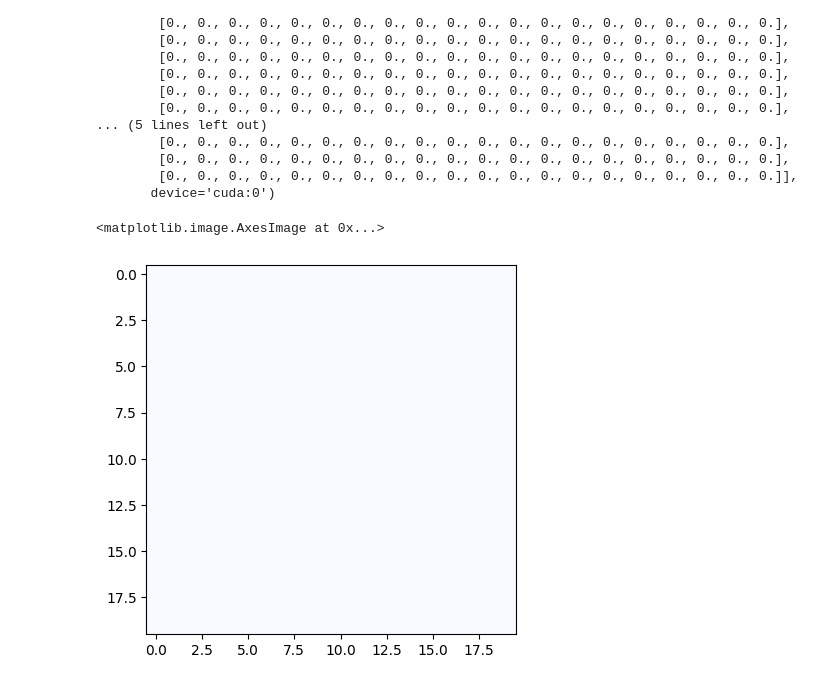
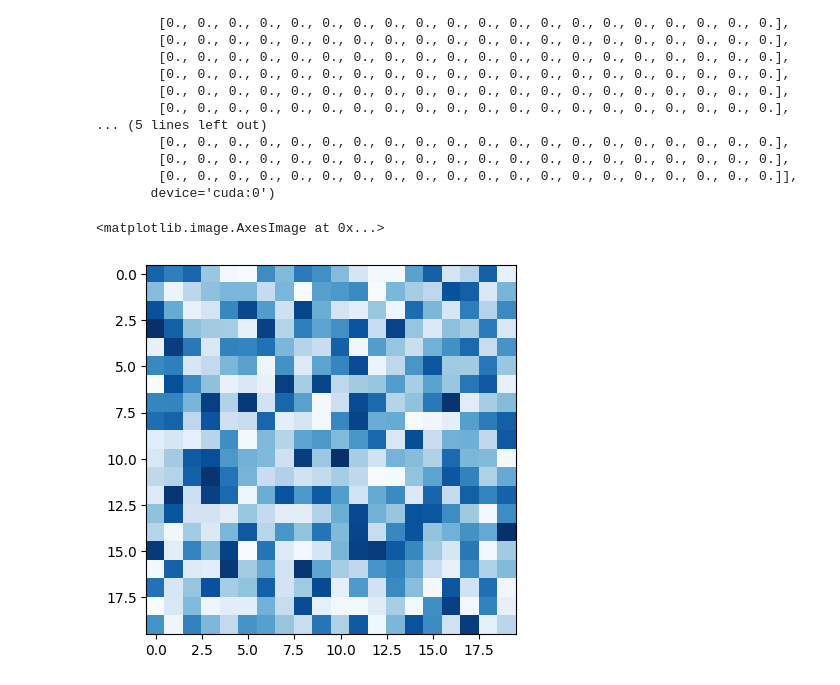
Before and after one commit to hhsherlock/Spiking_NN, a Jupyter notebook: datasets/SNN_states/states_analysis.ipynb, the cells around one changed output. Cells and saved outputs as stored; diff of their text form; code cells hidden in the pictures.

```diff
--- a/datasets/SNN_states/states_analysis.ipynb
+++ b/datasets/SNN_states/states_analysis.ipynb
@@ -22,10 +18,10 @@ Error:
 # %%
-with open(path + "/Spiking_NN/datasets/SNN_states/train_two.pkl", "rb") as f:
+with open(path + "/Spiking_NN/datasets/SNN_states/pretty_good_states.pkl", "rb") as f:
     # with open(path + "fire_data_gabor_binary.pkl", "rb") as f:
         states = pickle.load(f)
 
 initial_E_ws = states["initial_E_ws"]
-E_ws = states["E_ws"]
+# E_ws = states["E_ws"]
 # %%
 type(initial_E_ws[0])
 # %% [output]
@@ -147,7 +152,7 @@ tensor([[0., 0., 0., 0., 0., 0., 0., 0., 0., 0., 0., 0., 0., 0., 0., 0., 0., 0.,
         [0., 0., 0., 0., 0., 0., 0., 0., 0., 0., 0., 0., 0., 0., 0., 0., 0., 0., 0., 0.]],
        device='cuda:0')
 # %%
-plt.imshow(initial_E_ws[0][0][5,5,3].cpu().numpy(), cmap='Blues')
+plt.imshow(initial_E_ws[0][0][5,5,4].cpu().numpy(), cmap='Blues')
 # %% [output]
 <matplotlib.image.AxesImage at 0x...>
-[figure, old version]
+[figure, new version]
```
Also changed, not shown: parts of 3 cells of this notebook, 12 other files.
